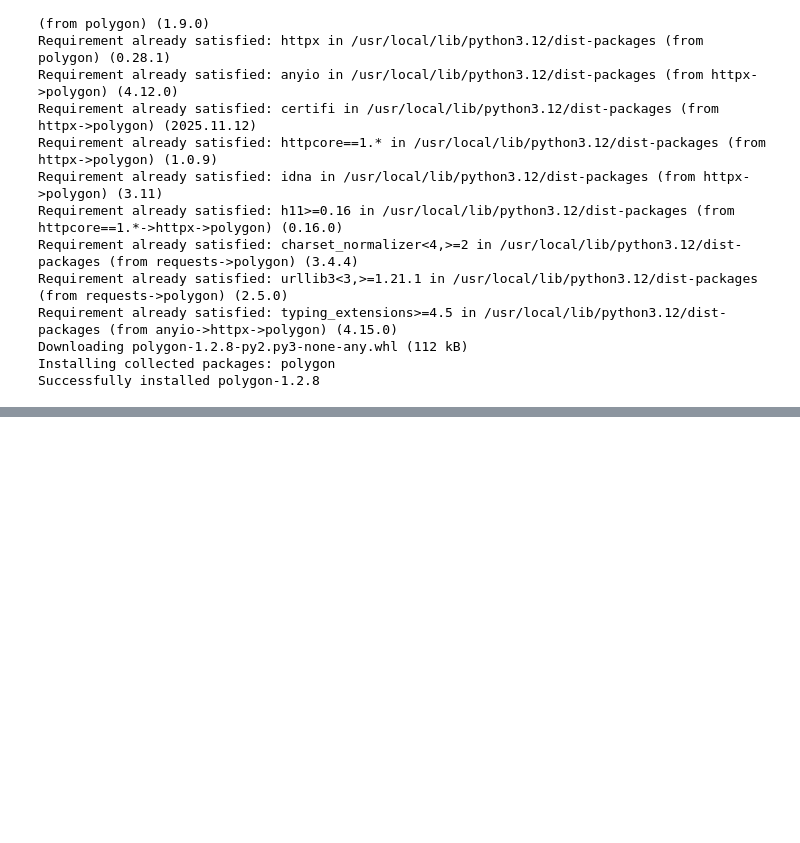
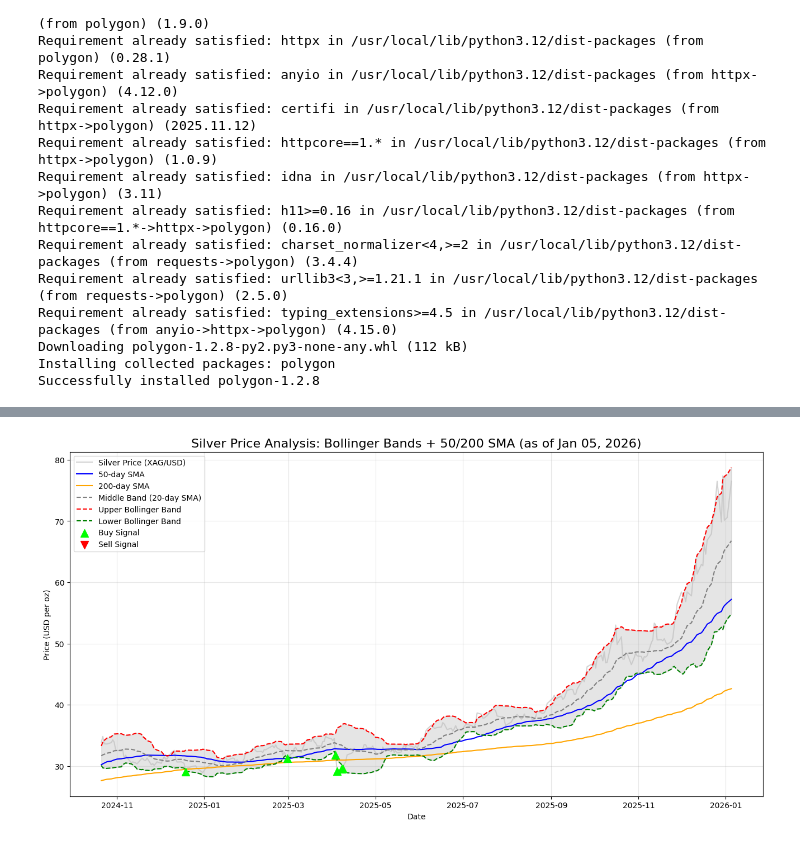
Before and after one commit to zeitgeistnirvana/Heston_Model, a Jupyter notebook: SilverBollingerBandsMovingAverageAnalysis.ipynb, the cells around one changed output, grey strips where cells are left out. Cells and saved outputs as stored; diff of their text form; code cells hidden in the pictures; blank space fills up the shorter version.

```diff
--- a/SilverBollingerBandsMovingAverageAnalysis.ipynb
+++ b/SilverBollingerBandsMovingAverageAnalysis.ipynb
@@ -384,3 +384,91 @@ Requirement already satisfied: typing_extensions>=4.5 in /usr/local/lib/python3.
 Downloading polygon-1.2.8-py2.py3-none-any.whl (112 kB)
 Installing collected packages: polygon
 Successfully installed polygon-1.2.8
+# %%
+# Single-Cell yfinance Version: Silver Bollinger Bands + Moving Averages Analysis
+# As of January 05, 2026 – Fully runnable in Jupyter/Colab (no API key needed)
+
+import yfinance as yf
+import pandas as pd
+import numpy as np
+import matplotlib.pyplot as plt
+
+# Fetch recent silver spot price data (XAG= is the Yahoo Finance ticker for silver in USD)
+# Adjust period as needed: "1y", "2y", "5y", or "max"
+df = yf.download("SI=F", period="2y", progress=False) # Changed ticker from XAG= to SI=F
+
+# Flatten MultiIndex columns if present (common with yfinance output)
+if isinstance(df.columns, pd.MultiIndex):
+    df.columns = df.columns.droplevel(1) # Assuming the second level is redundant (e.g., ticker symbol)
+
+# Use Adjusted Close if available, otherwise Close
+df = df[['Open', 'High', 'Low', 'Close', 'Volume']].copy()
+
+# Calculate Moving Averages
+df['SMA50'] = df['Close'].rolling(window=50).mean()
+df['SMA200'] = df['Close'].rolling(window=200).mean()
+
+# Calculate Bollinger Bands (20-period SMA, 2 standard deviations)
+period = 20
+std_mult = 2
+df['MiddleBand'] = df['Close'].rolling(window=period).mean()
+df['BB_Std'] = df['Close'].rolling(window=period).std()
+df['UpperBand'] = df['MiddleBand'] + (df['BB_Std'] * std_mult)
+df['LowerBand'] = df['MiddleBand'] - (df['BB_Std'] * std_mult)
+
+df.dropna(inplace=True) # Drop NaNs after all rolling calculations
+
+# Generate basic trading signals
+# Initialize Signal column with 0
+df['Signal'] = 0
+
+# Explicitly align the series for the conditions to prevent misalignment errors
+aligned_close, aligned_lowerband = df['Close'].align(df['LowerBand'], join='inner', axis=0)
+aligned_sma50, aligned_sma200 = df['SMA50'].align(df['SMA200'], join='inner', axis=0)
+
+# Buy: Price touches/crosses below Lower Band AND in uptrend (SMA50 > SMA200)
+buy_condition = (aligned_close <= aligned_lowerband) & (aligned_sma50 > aligned_sma200)
+df.loc[buy_condition.index[buy_condition], 'Signal'] = 1
+
+# Sell: Price touches/crosses above Upper Band AND in downtrend (SMA50 < 200)
+aligned_close_sell, aligned_upperband = df['Close'].align(df['UpperBand'], join='inner', axis=0)
+aligned_sma50_sell, aligned_sma200_sell = df['SMA50'].align(df['SMA200'], join='inner', axis=0)
+sell_condition = (aligned_close_sell >= aligned_upperband) & (aligned_sma50_sell < aligned_sma200_sell)
+df.loc[sell_condition.index[sell_condition], 'Signal'] = -1
+
+# Optional: Position column (holds signal until opposite)
+df['Position'] = df['Signal'].replace(to_replace=0, method='ffill').fillna(0)
+
+# Display recent data with indicators
+print("Recent Silver Data with Indicators:")
+display(df.tail(10))
+
+# Plotting
+plt.figure(figsize=(16, 8))
+plt.plot(df['Close'], label='Silver Price (XAG/USD)', color='silver', alpha=0.7)
+plt.plot(df['SMA50'], label='50-day SMA', color='blue')
+plt.plot(df['SMA200'], label='200-day SMA', color='orange')
+plt.plot(df['MiddleBand'], label='Middle Band (20-day SMA)', color='gray', linestyle='--')
+plt.plot(df['UpperBand'], label='Upper Bollinger Band', color='red', linestyle='--')
+plt.plot(df['LowerBand'], label='Lower Bollinger Band', color='green', linestyle='--')
+plt.fill_between(df.index, df['UpperBand'], df['LowerBand'], color='gray', alpha=0.2)
+
+# Mark signals
+buy_signals = df[df['Signal'] == 1]
+sell_signals = df[df['Signal'] == -1]
+plt.scatter(buy_signals.index, buy_signals['Close'], marker='^', color='lime', s=100, label='Buy Signal', zorder=5)
+plt.scatter(sell_signals.index, sell_signals['Close'], marker='v', color='red', s=100, label='Sell Signal', zorder=5)
+
+plt.title('Silver Price Analysis: Bollinger Bands + 50/200 SMA (as of Jan 05, 2026)', fontsize=16)
+plt.xlabel('Date')
+plt.ylabel('Price (USD per oz)')
+plt.legend()
+plt.grid(True, alpha=0.3)
+plt.show()
+
+# Summary stats
+print(f"\nCurrent Silver Price: ${df['Close'][-1]:.2f}")
+print(f"50-day SMA: ${df['SMA50'][-1]:.2f}")
+print(f"200-day SMA: ${df['SMA200'][-1]:.2f}")
+print(f"Trend Bias: {'Bullish (Golden Cross)' if df['SMA50'][-1] > df['SMA200'][-1] else 'Bearish (Death Cross)'}")
+# %% [output]
@@ -386,0 +488 @@ Successfully installed polygon-1.2.8
+[figure, added]
```
Also changed, not shown: parts of 1 cell of this notebook.
